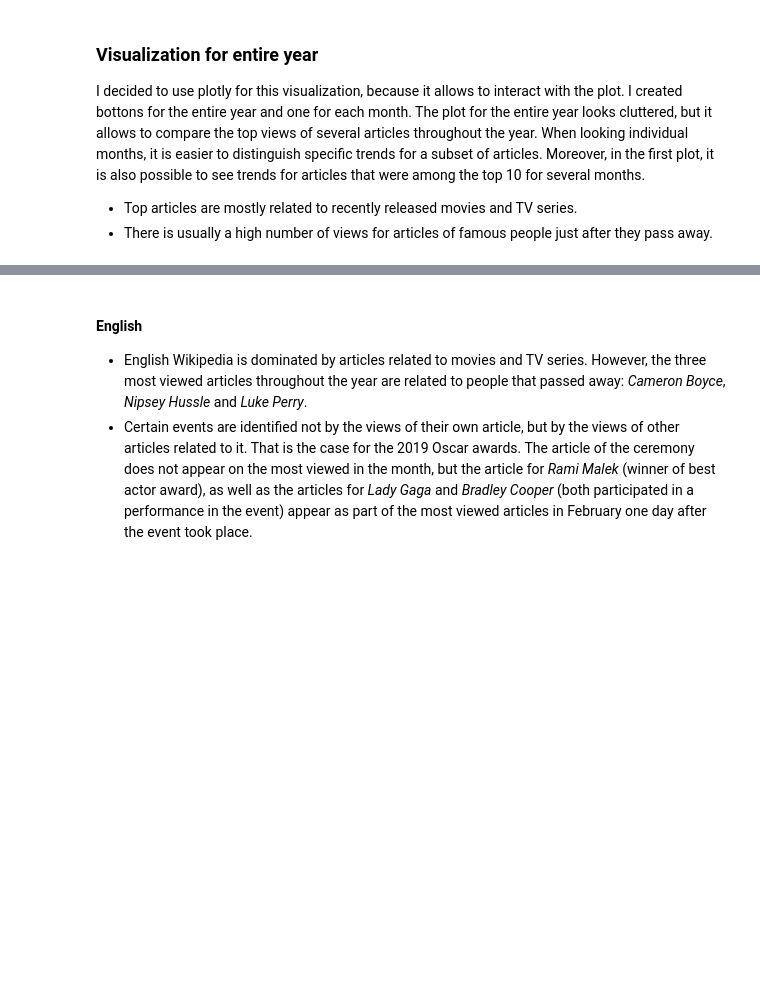
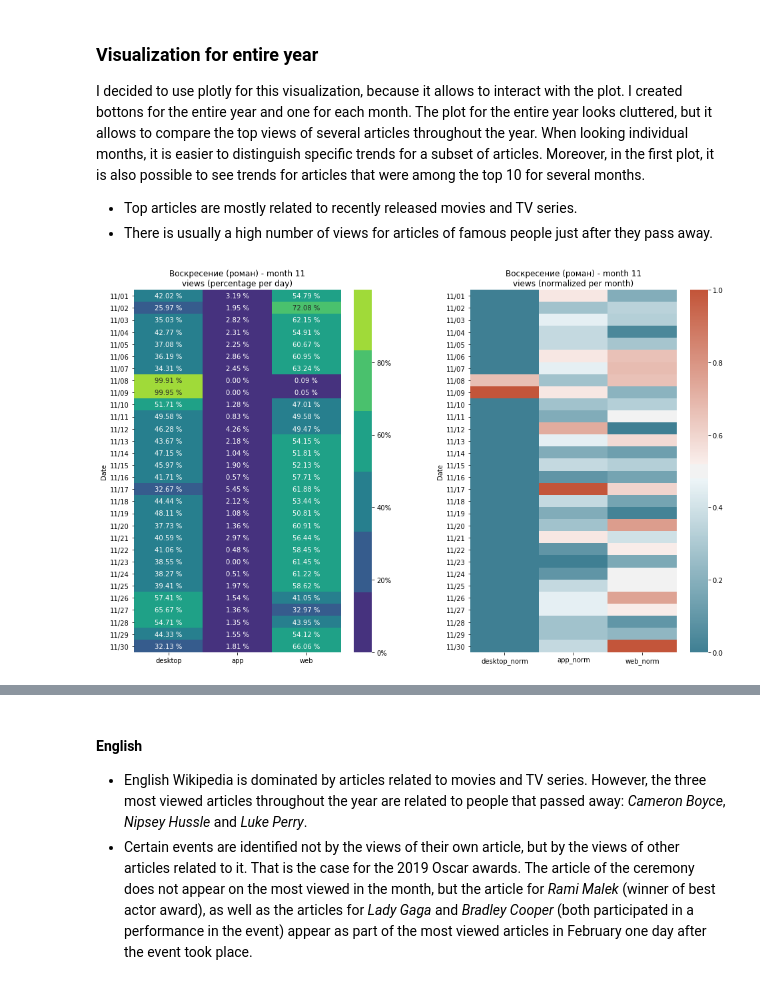
Before and after one commit to gra-vel/wiki-2019, a Jupyter notebook: Untitled.ipynb, the cells around one changed output, grey strips where cells are left out. Cells and saved outputs as stored; diff of their text form; code cells hidden in the pictures; blank space fills up the shorter version.

```diff
--- a/Untitled.ipynb
+++ b/Untitled.ipynb
@@ -204,3 +204,7 @@ I decided to use plotly for this visualization, because it allows to interact wi
 
 - Top articles are mostly related to recently released movies and TV series.
 - There is usually a high number of views for articles of famous people just after they pass away.
+# %%
+wiki_ru.article_heatmap("Воскресение (роман)",11)
+# %% [output]
+[figure, added]
```
Also changed, not shown: parts of 1 cell of this notebook, 8 other files.
